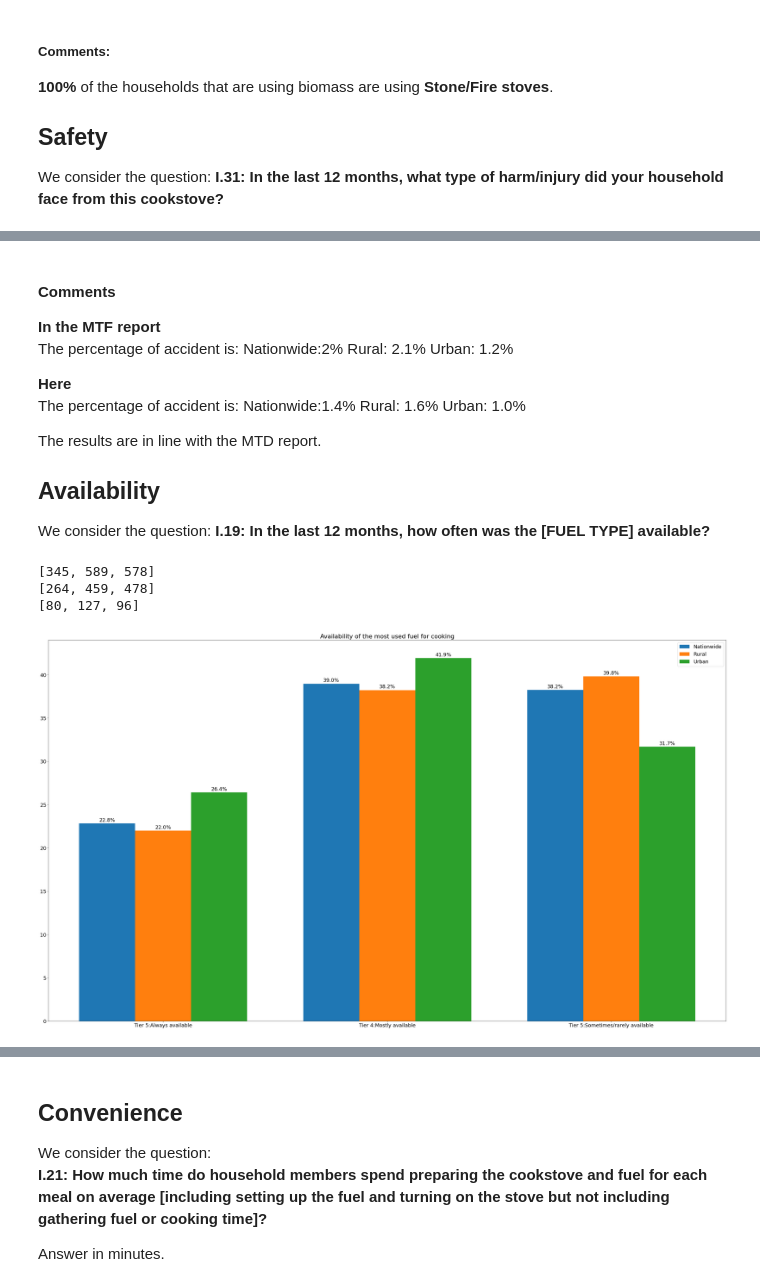
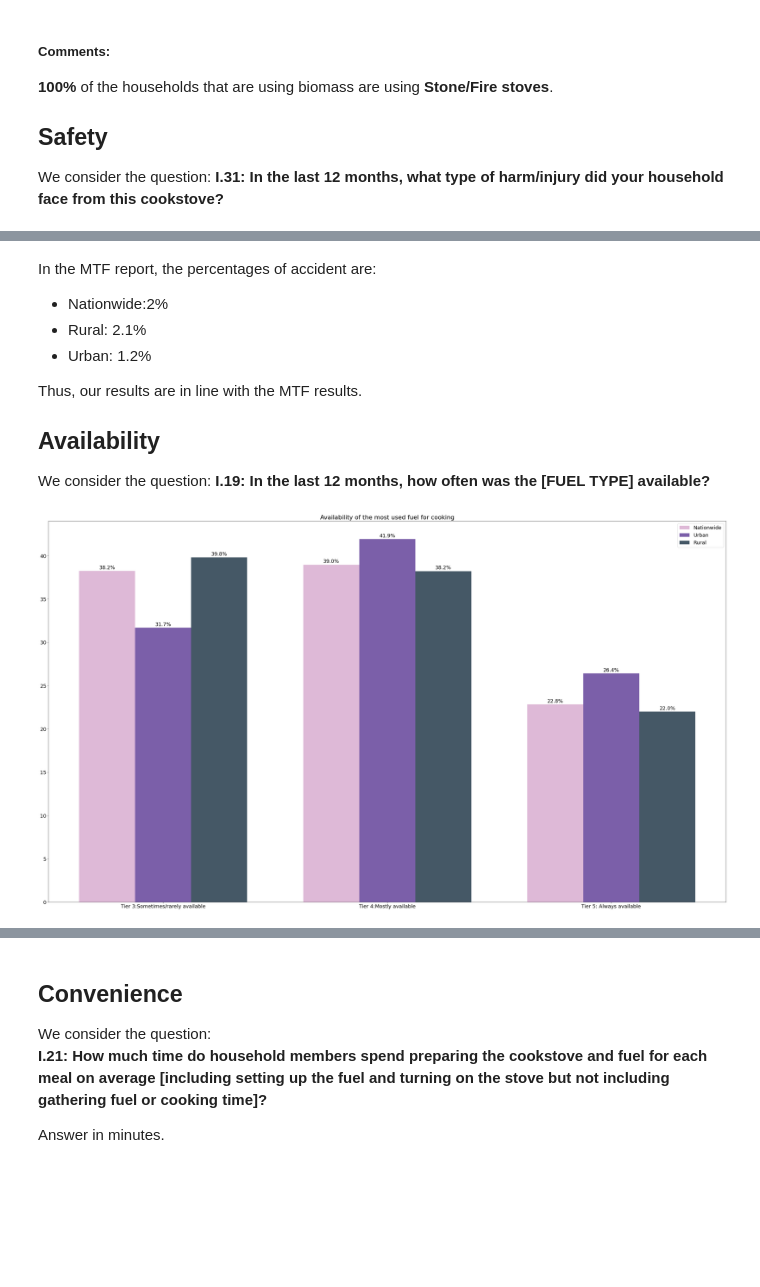
Before and after one commit to alfonsocaiazzo/esmap-mtf-data, a Jupyter notebook: mtf-book/rwanda/cooking_solutions.ipynb, the cells around one changed output, grey strips where cells are left out. Drawn from its saved outputs; the diff is of its cells as text; code cells hidden in the pictures; blank space fills up the shorter version.

```diff
--- a/mtf-book/rwanda/cooking_solutions.ipynb
+++ b/mtf-book/rwanda/cooking_solutions.ipynb
@@ -280,15 +265,16 @@ total_urb    = len(data_I31_urb)
 accident_urb_perc.append(100*(len(data_I31_urb[data_I31_urb['I31_1']== 1]) + len(data_I31_urb[data_I31_urb['I31_2']== 2]) + len(data_I31_urb[data_I31_urb['I31_3']== 3]) + len(data_I31_urb[data_I31_urb['I31_4']== 4]))/total_urb)
 accident_urb_perc.append(100 - sum(accident_urb_perc))
 # %%
+colors=AREA_COLORS
 labels = ['Tier 3: Accident','Tier 5: No accident']
 
 x = np.arange(len(labels))  # the label locations
 width = 0.25  # the width of the bars
 
 fig,ax = plt.subplots(figsize=(35,20))
-rects1 = ax.bar(x - width, accident_nat_perc, width, label='Nationwide')
-rects2 = ax.bar(x, accident_rur_perc, width, label='Rural')
-rects3 = ax.bar(x+ width, accident_urb_perc, width, label='Urban')
+rects1 = ax.bar(x - width, accident_nat_perc, width, label='Nationwide',color=colors[0])
+rects2 = ax.bar(x , accident_urb_perc, width, label='Urban', color=colors[1])
+rects3 = ax.bar(x+ width, accident_rur_perc, width, label='Rural',color=colors[2])
 
 
 
@@ -310,19 +299,10 @@ plt.show()
 # %% [markdown]
-#### Comments
+In the MTF report, the percentages of accident are:
+- Nationwide:2%
+- Rural: 2.1%
+- Urban: 1.2%
 
-**In the MTF report**
-The percentage of accident is:
-Nationwide:2%
-Rural: 2.1%
-Urban: 1.2%
-
-**Here**
-The percentage of accident is:
-Nationwide:1.4%
-Rural: 1.6%
-Urban: 1.0%
-
-The results are in line with the MTD report.
+Thus, our results are in line with the MTF results.
 
 ## Availability
 
@@ -343,58 +323,52 @@ counts_rur_perc = []
 counts_urb = []
 counts_urb_perc = []
 
-
+counts_nat.append(len(data_I19[data_I19['I19A']== 3]) +len(data_I19[data_I19['I19A']== 4]) )
+counts_nat.append(len(data_I19[data_I19['I19A']== 2]))
 counts_nat.append(len(data_I19[data_I19['I19A']== 1]))
-counts_nat.append(len(data_I19[data_I19['I19A']== 2]))
-counts_nat.append(len(data_I19[data_I19['I19A']== 3]) +len(data_I19[data_I19['I19A']== 4]) )
-print(counts_nat)
 for i in range(len(counts_nat)):
     counts_nat_perc.append(100*counts_nat[i]/total)
 
 
 data_I19_rur =  data_I19[data_I19['habitat']== 'rural']
 total_rur    = len(data_I19_rur)
+counts_rur.append(len(data_I19_rur[data_I19_rur['I19A']== 3])+len(data_I19_rur[data_I19_rur['I19A'] == 4]))
+counts_rur.append(len(data_I19_rur[data_I19_rur['I19A']== 2]))
 counts_rur.append(len(data_I19_rur[data_I19_rur['I19A']== 1]))
-counts_rur.append(len(data_I19_rur[data_I19_rur['I19A']== 2]))
-counts_rur.append(len(data_I19_rur[data_I19_rur['I19A']== 3])+len(data_I19_rur[data_I19_rur['I19A'] == 4]))
+
 for i in range(len(counts_rur)):
     counts_rur_perc.append(100*counts_rur[i]/total_rur)
-print(counts_rur)
 
 
 data_I19_urb =  data_I19[data_I19['habitat']== 'urban']
 total_urb = len(data_I19_urb)
+counts_urb.append(len(data_I19_urb[data_I19_urb['I19A']== 3]) +len(data_I19_urb[data_I19_urb['I19A']== 4]) )
+counts_urb.append(len(data_I19_urb[data_I19_urb['I19A']== 2]))
 counts_urb.append(len(data_I19_urb[data_I19_urb['I19A']== 1]))
-counts_urb.append(len(data_I19_urb[data_I19_urb['I19A']== 2]))
-counts_urb.append(len(data_I19_urb[data_I19_urb['I19A']== 3]) +len(data_I19_urb[data_I19_urb['I19A']== 4]) )
-print(counts_urb)
+
 for i in range(len(counts_urb)):
     counts_urb_perc.append(100*counts_urb[i]/total_urb)
-# %% [output]
-[345, 589, 578]
-[264, 459, 478]
-[80, 127, 96]
 # %%
-labels = ['Tier 5:Always available','Tier 4:Mostly available','Tier 5:Sometimes/rarely available']
+labels = ['Tier 3:Sometimes/rarely available','Tier 4:Mostly available','Tier 5: Always available']
 
 x = np.arange(len(labels))  # the label locations
 width = 0.25  # the width of the bars
 
 fig,ax = plt.subplots(figsize=(35,20))
-rects1 = ax.bar(x - width, counts_nat_perc, width, label='Nationwide')
-rects2 = ax.bar(x, counts_rur_perc, width, label='Rural')
-rects3 = ax.bar(x+ width, counts_urb_perc, width, label='Urban')
+rects1 = ax.bar(x - width, counts_nat_perc, width, label='Nationwide',color=colors[0])
+rects2 = ax.bar(x, counts_urb_perc, width, label='Urban',color=colors[1])
+rects3 = ax.bar(x + width, counts_rur_perc, width, label='Rural',color=colors[2])
 
 
 autolabel(rects1)
 autolabel(rects2)
 autolabel(rects3)
 
 fig.tight_layout()
 ax.set_xticks(x)
 ax.set_xticklabels(labels)
 ax.legend()
 plt.title('Availability of the most used fuel for cooking')
 plt.show()
 # %% [output]
-[figure, old version]
+[figure, new version]
```
Also changed, not shown: parts of 27 cells of this notebook, 45 other files.
